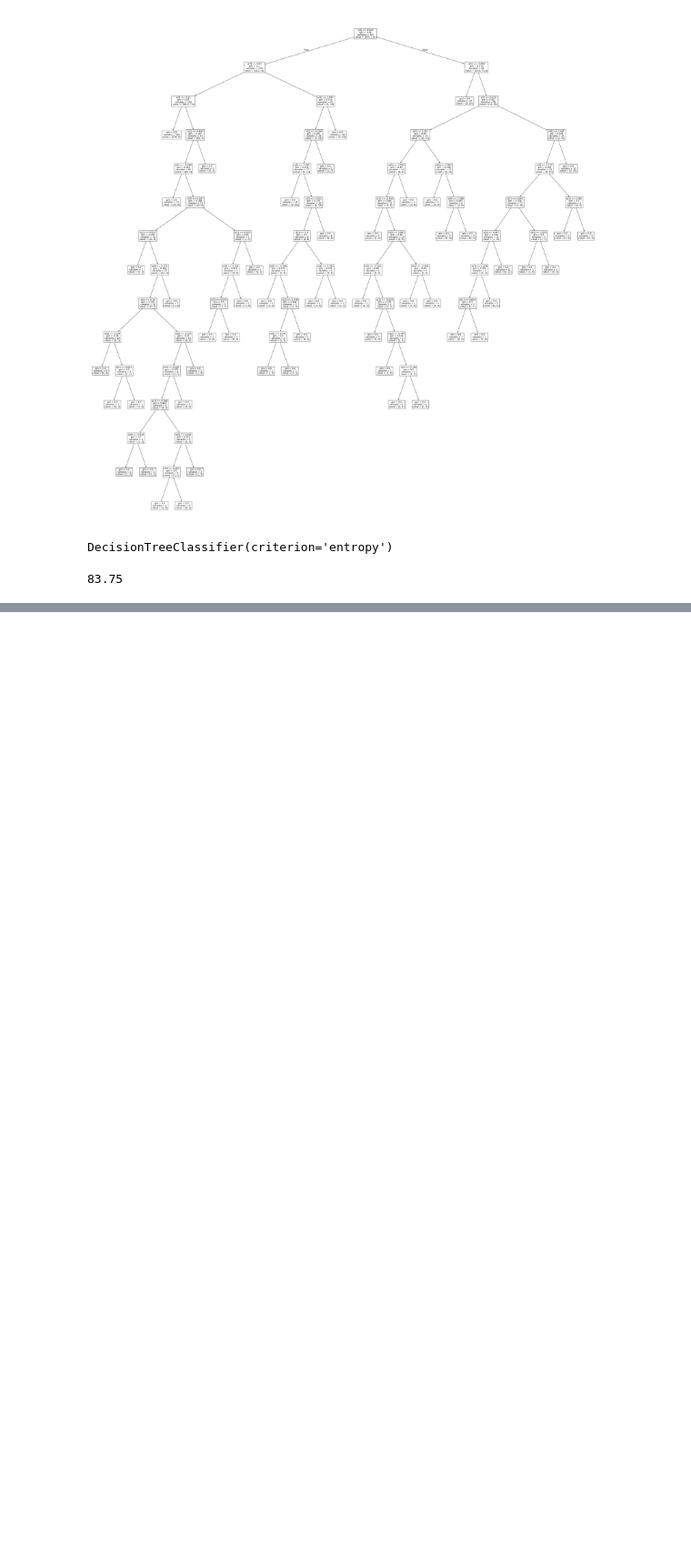
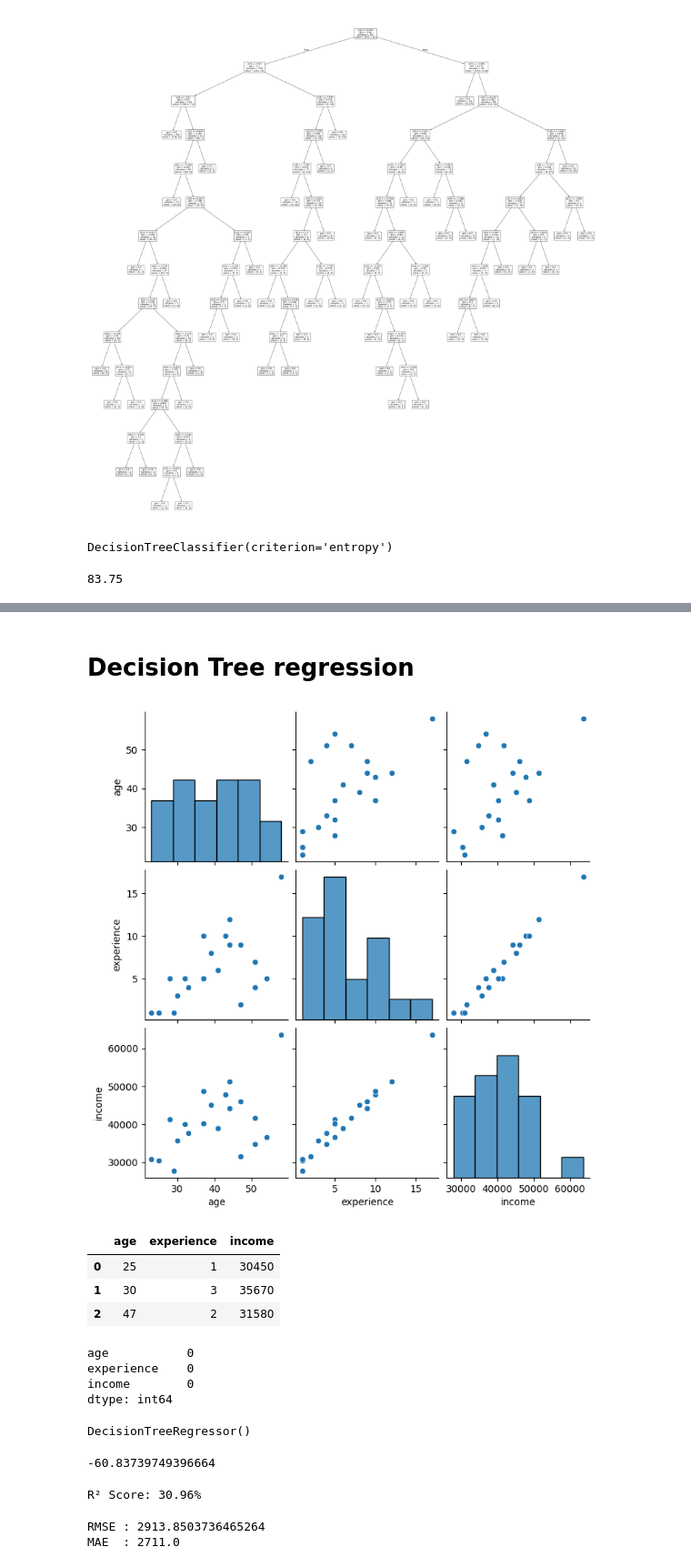
Before and after one commit to Biplabbrout/Data-Science, a Jupyter notebook: Supervised Learning/Decision_tree.ipynb, the cells around one changed output, grey strips where cells are left out. Shown at 91% size. Cells and saved outputs as stored; diff of their text form; code cells hidden in the pictures; blank space fills up the shorter version.

```diff
--- a/Supervised Learning/Decision_tree.ipynb
+++ b/Supervised Learning/Decision_tree.ipynb
@@ -85,0 +142,23 @@ dt1.score(x_test,y_test)*100
+# %% [markdown]
+# Decision Tree regression
+# %%
+df1=pd.read_csv("multiple_linear_regression_dataset.csv")
+# %%
+sns.pairplot(data=df1)
+plt.show()
+# %% [output]
+[figure, added]
+# %%
+df1.head(3)
+# %% [output]
+|  | age | experience | income |
+| 0 | 25 | 1 | 30450 |
+| 1 | 30 | 3 | 35670 |
+| 2 | 47 | 2 | 31580 |
+# %%
+df1.isnull().sum()
+# %% [output]
+age           0
+experience    0
+income        0
+dtype: int64
@@ -85,0 +172,25 @@ dt1.score(x_test,y_test)*100
+# %%
+dt4=DecisionTreeRegressor()
+dt4.fit(x1_train,y1_train)
+# %% [output]
+DecisionTreeRegressor()
+# %%
+dt4.score(x1_test,y1_test)*100
+# %% [output]
+-60.83739749396664
+# %%
+dt4 = DecisionTreeRegressor(max_depth=3, random_state=42)
+dt4.fit(x1_train, y1_train)
+print(f"R² Score: {dt4.score(x1_test, y1_test) * 100:.2f}%")
+# %% [output]
+R² Score: 30.96%
+# %%
+from sklearn.metrics import mean_squared_error, mean_absolute_error
+import numpy as np
+
+y1_pred = dt4.predict(x1_test)
+print("RMSE :", np.sqrt(mean_squared_error(y1_test, y1_pred)))
+print("MAE  :", mean_absolute_error(y1_test, y1_pred))
+# %% [output]
+RMSE : 2913.8503736465264
+MAE  : 2711.0
```
Also changed, not shown: parts of 18 cells of this notebook, 1 other file.
